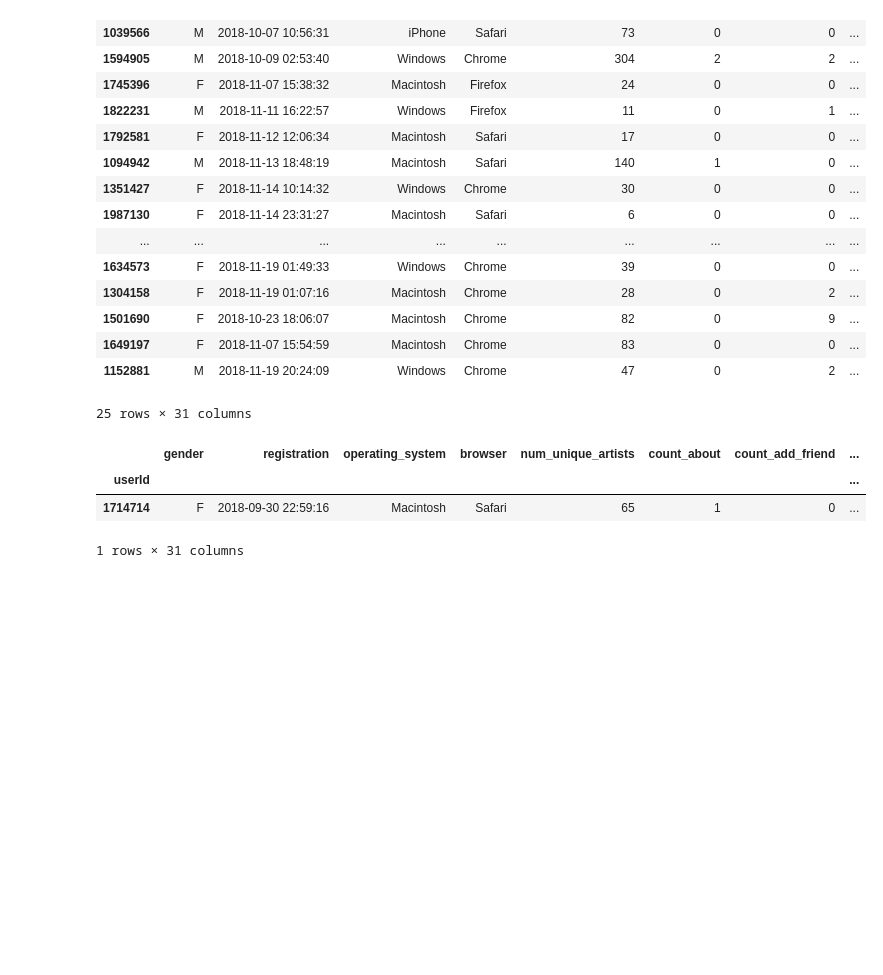
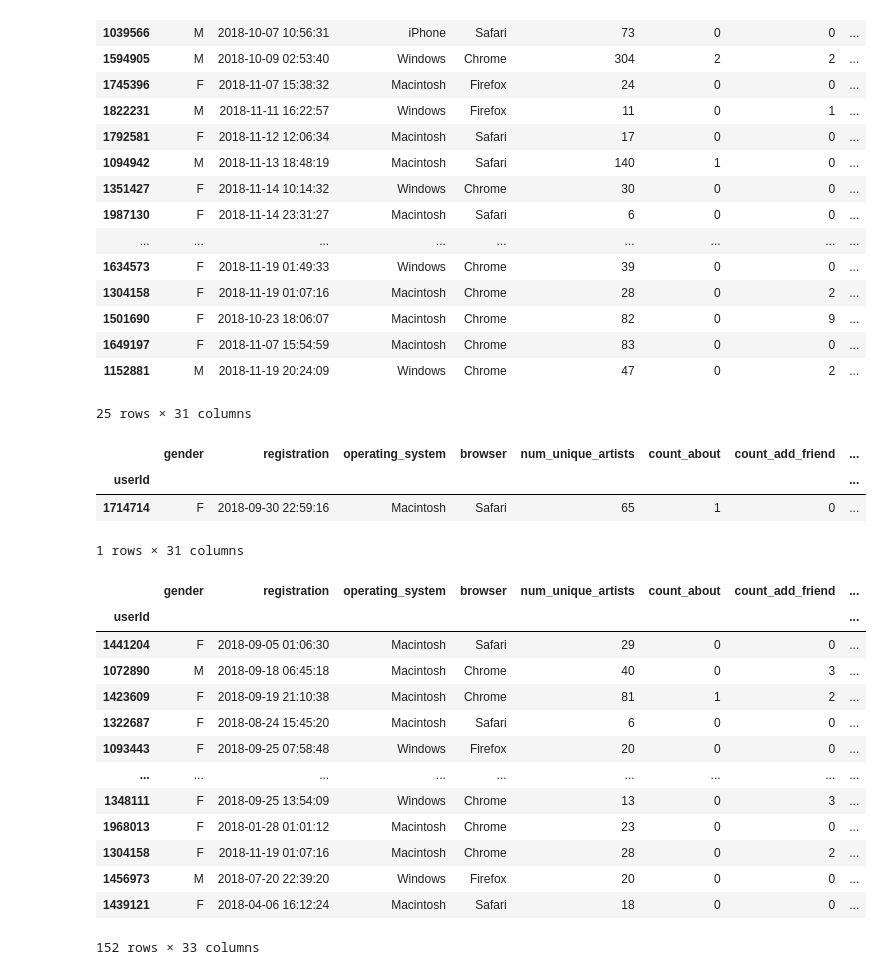
Before and after one commit to weichieh-chou/churn_competition, a Jupyter notebook: feature_engineering.ipynb, the cells around one changed output. Cells and saved outputs as stored; diff of their text form; code cells hidden in the pictures; blank space fills up the shorter version.

```diff
--- a/feature_engineering.ipynb
+++ b/feature_engineering.ipynb
@@ -207,7 +207,25 @@ df_users_base.loc[[1714714]]
 | 1714714 | F | 2018-09-30 22:59:16 | Macintosh | Safari | 65 | 1 | 0 | ... |
 1 rows × 31 columns
 # %%
-e = 0.0001
-df_users_base["thumbs_ratio"] = df_users_base["count_thumbs_up"] / (df_users_base["count_thumbs_down"] + e)
-df_users_base["ads_per_session"] = df_users_base["count_error"] / df_users_base["count_total_sessions"]
+df_users_base["thumbs_ratio"] = df_users_base["count_thumbs_up"] / (df_users_base["count_thumbs_down"] + df_users_base["count_thumbs_up"])
+df_users_base["thumbs_ratio"] = df_users_base["thumbs_ratio"].replace(np.inf, 0)
+df_users_base["errors_per_session"] = df_users_base["count_error"] / df_users_base["count_total_sessions"]
 df_users_base["ads_per_session"] = df_users_base["count_roll_advert"] / df_users_base["count_total_sessions"]
+# %%
+mask = df_users_base["thumbs_ratio"] ==0
+df_users_base[mask]
+# %% [output]
+|  | gender | registration | operating_system | browser | num_unique_artists | count_about | count_add_friend | ... |
+| userId |  |  |  |  |  |  |  | ... |
+| 1441204 | F | 2018-09-05 01:06:30 | Macintosh | Safari | 29 | 0 | 0 | ... |
+| 1072890 | M | 2018-09-18 06:45:18 | Macintosh | Chrome | 40 | 0 | 3 | ... |
+| 1423609 | F | 2018-09-19 21:10:38 | Macintosh | Chrome | 81 | 1 | 2 | ... |
+| 1322687 | F | 2018-08-24 15:45:20 | Macintosh | Safari | 6 | 0 | 0 | ... |
+| 1093443 | F | 2018-09-25 07:58:48 | Windows | Firefox | 20 | 0 | 0 | ... |
+| ... | ... | ... | ... | ... | ... | ... | ... | ... |
+| 1348111 | F | 2018-09-25 13:54:09 | Windows | Chrome | 13 | 0 | 3 | ... |
+| 1968013 | F | 2018-01-28 01:01:12 | Macintosh | Chrome | 23 | 0 | 0 | ... |
+| 1304158 | F | 2018-11-19 01:07:16 | Macintosh | Chrome | 28 | 0 | 2 | ... |
+| 1456973 | M | 2018-07-20 22:39:20 | Windows | Firefox | 20 | 0 | 0 | ... |
+| 1439121 | F | 2018-04-06 16:12:24 | Macintosh | Safari | 18 | 0 | 0 | ... |
+152 rows × 33 columns
```
Also changed, not shown: parts of 5 cells of this notebook.
